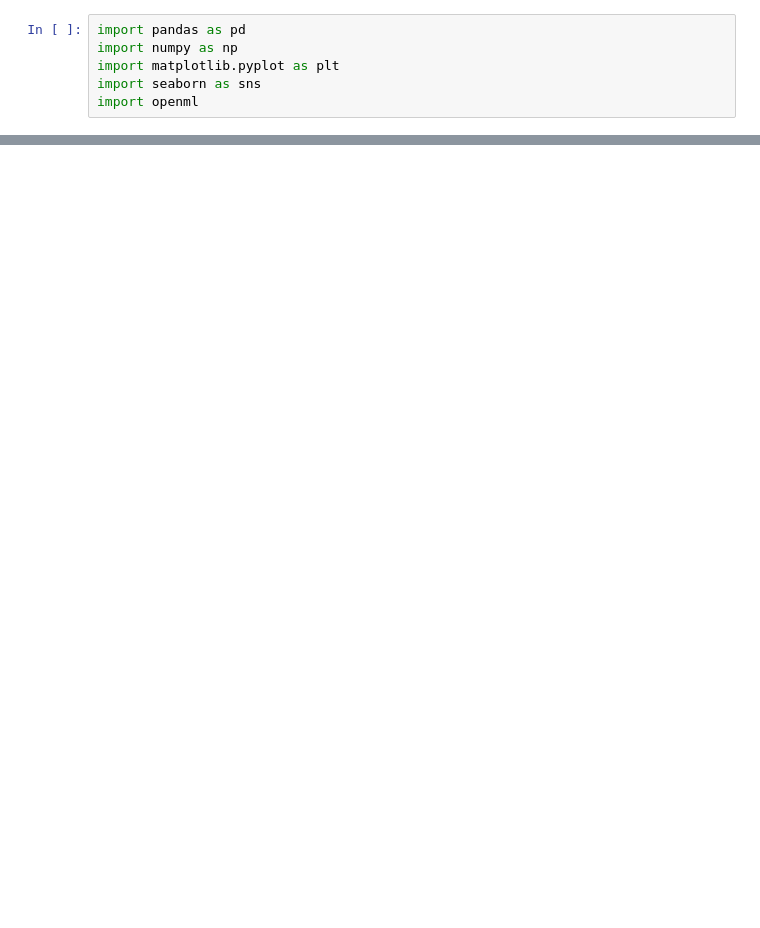
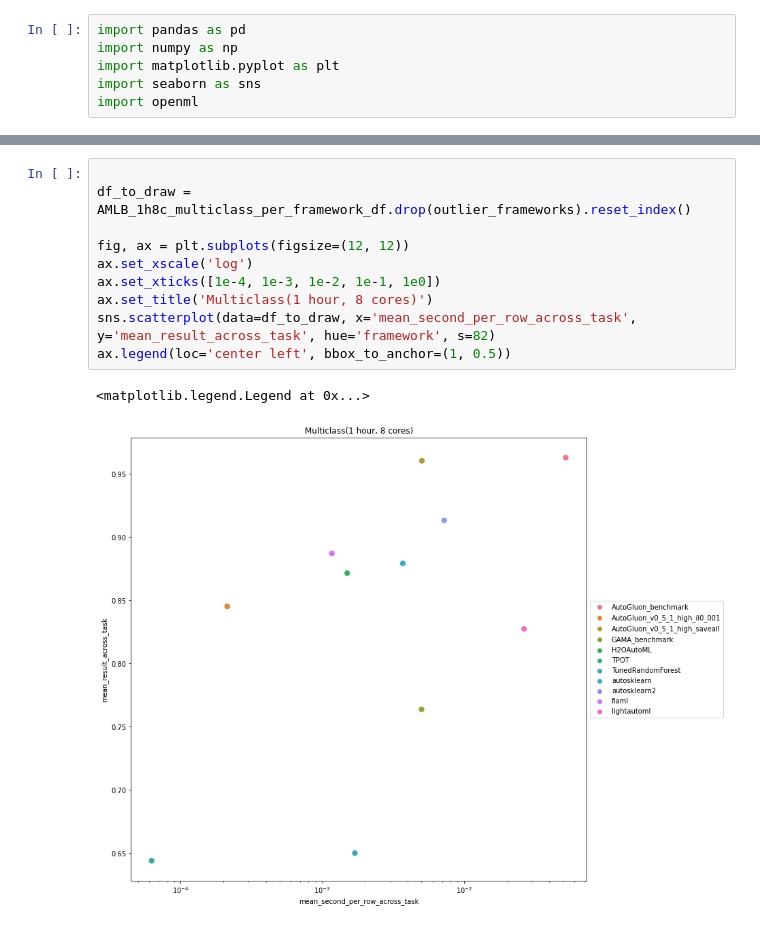
Before and after one commit to lujiaying/automlbenchmark, a Jupyter notebook: ag_cascade_report/generate_report.ipynb, the cells around one changed output, grey strips where cells are left out. Saved outputs shown, nothing was run; the diff lists cells and outputs as text; blank space fills up the shorter version.

```diff
--- a/ag_cascade_report/generate_report.ipynb
+++ b/ag_cascade_report/generate_report.ipynb
@@ -110,0 +125,13 @@ ax.legend(loc='center left', bbox_to_anchor=(1, 0.5))
+# %%
+
+df_to_draw = AMLB_1h8c_multiclass_per_framework_df.drop(outlier_frameworks).reset_index()
+
+fig, ax = plt.subplots(figsize=(12, 12))
+ax.set_xscale('log')
+ax.set_xticks([1e-4, 1e-3, 1e-2, 1e-1, 1e0])
+ax.set_title('Multiclass(1 hour, 8 cores)')
+sns.scatterplot(data=df_to_draw, x='mean_second_per_row_across_task', y='mean_result_across_task', hue='framework', s=82)
+ax.legend(loc='center left', bbox_to_anchor=(1, 0.5))
+# %% [output]
+<matplotlib.legend.Legend at 0x...>
+[figure, added]
```
Also changed, not shown: parts of 4 cells of this notebook, 3 other files.
